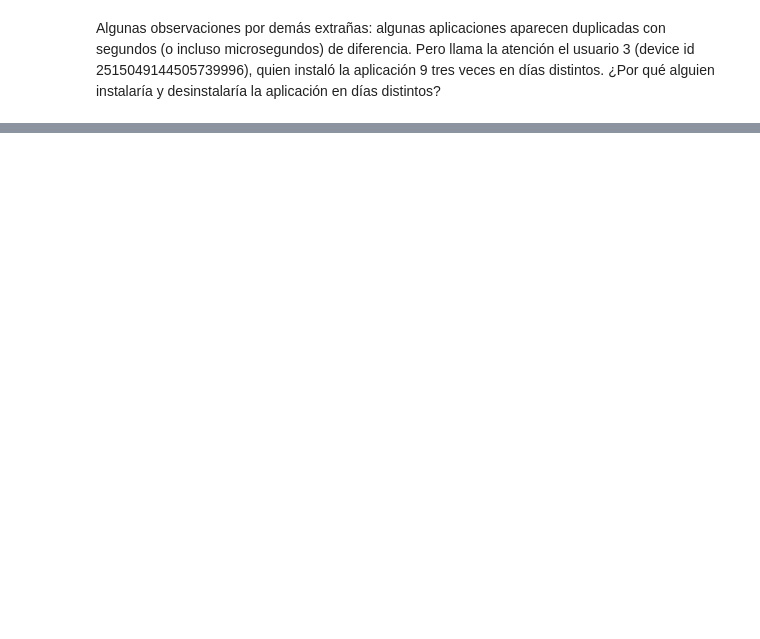
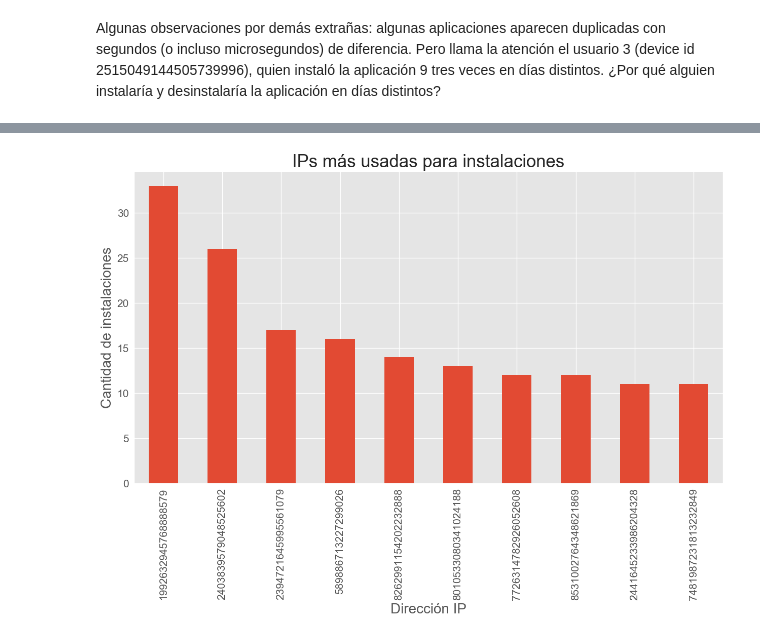
Before and after one commit to LucasCatolino/Organizacion-de-Datos, a Jupyter notebook: Carga de subastas y eventos.ipynb, the cells around one changed output, grey strips where cells are left out. Saved outputs shown, nothing was run; the diff lists cells and outputs as text; code cells hidden in the pictures; blank space fills up the shorter version.

Commit message:
Agrego línea de tiempo para instalaciones, clicks y subastas, y analisis de direcciones IP mas usadas para instalar

```diff
--- a/Carga de subastas y eventos.ipynb
+++ b/Carga de subastas y eventos.ipynb
@@ -141,3 +141,9 @@ usuario5
 | 398 | 2019-03-08 14:46:10.023 | 9 | 1494519392962156891 | nan | False | True | 6333597102633388268 | nan | ... |
 # %% [markdown]
 Algunas observaciones por demás extrañas: algunas aplicaciones aparecen duplicadas con segundos (o incluso microsegundos) de diferencia. Pero llama la atención el usuario 3 (device id 2515049144505739996), quien instaló la aplicación 9 tres veces en días distintos. ¿Por qué alguien instalaría y desinstalaría la aplicación en días distintos?
+# %%
+instalaciones['cantidadDeAplicacionesInstaladas']= instalaciones['application_id'].map(lambda x: 1)
+aplicacionesInstaladas= instalaciones.groupby('application_id')['cantidadDeAplicacionesInstaladas'].sum()
+del instalaciones['cantidadDeAplicacionesInstaladas']
+
+aplicacionesInstaladas.sort_values(ascending= False).head()
@@ -143,0 +158,7 @@ Algunas observaciones por demás extrañas: algunas aplicaciones aparecen duplic
+# %%
+instalaciones['probandoIP']= instalaciones['ip_address'].map(lambda x: 1)
+IPs= instalaciones.groupby('ip_address')['probandoIP'].sum()
+del instalaciones['probandoIP']
+
+IPmasUsadas= IPs.sort_values(ascending= False).head(10)
+IPmasUsadas
@@ -143,0 +198,9 @@ Algunas observaciones por demás extrañas: algunas aplicaciones aparecen duplic
+# %%
+grafico= IPmasUsadas.plot.bar(fontsize= 15)
+grafico.set_xlabel("Dirección IP", fontsize=20)
+grafico.set_ylabel("Cantidad de instalaciones", fontsize=20)
+grafico.set_title("IPs más usadas para instalaciones", fontsize=25)
+
+plt.show()
+# %% [output]
+[figure, added]
```
Also changed, not shown: parts of 12 cells of this notebook.
